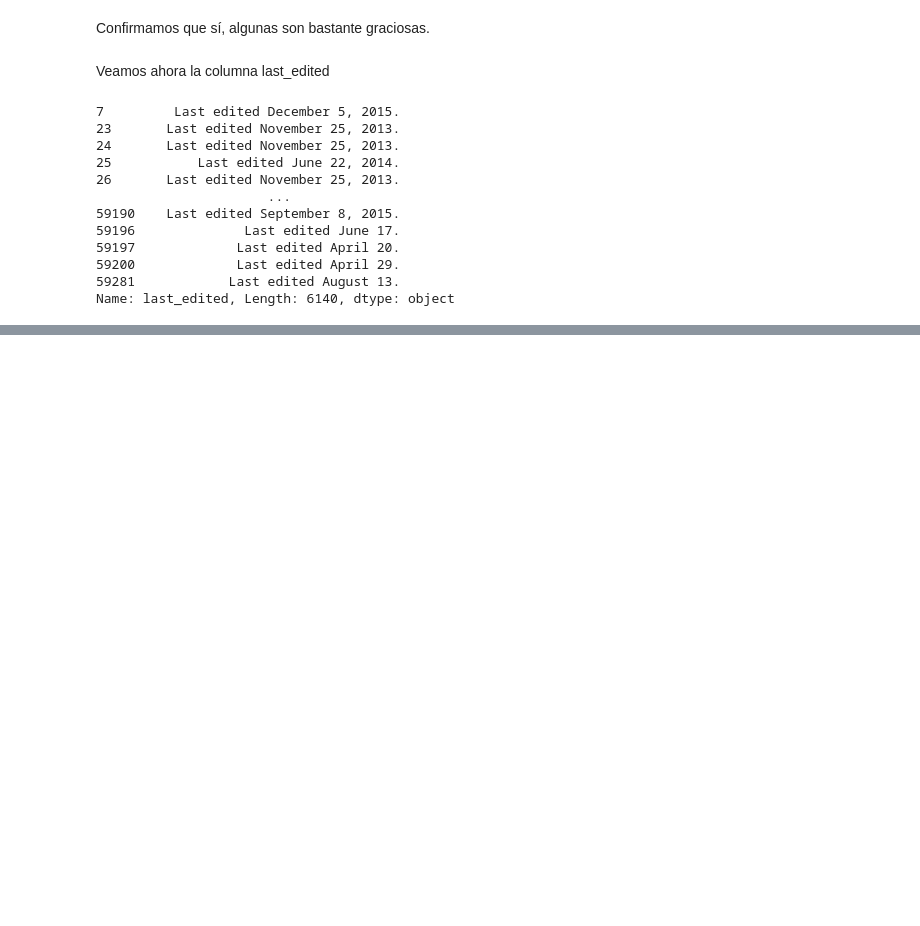
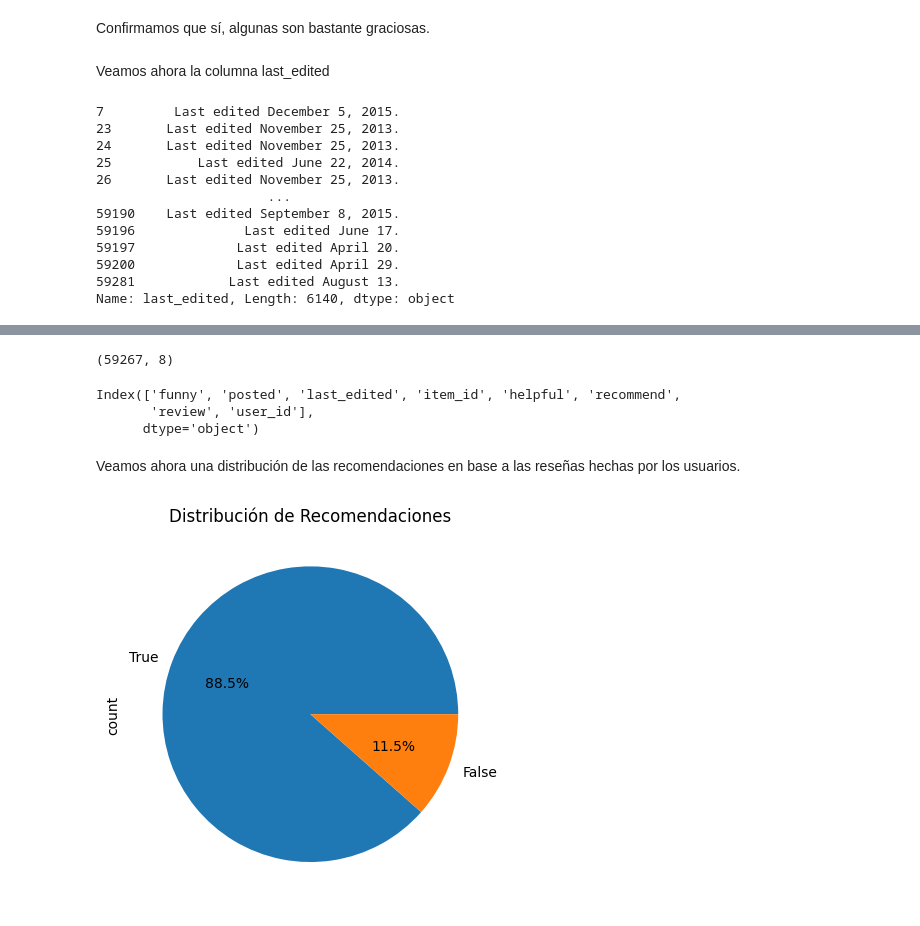
Before and after one commit to Tagliaferro22/steam-games, a Jupyter notebook: EDA/EDA_user_reviews.ipynb, the cells around one changed output, grey strips where cells are left out. Cells and saved outputs as stored; diff of their text form; code cells hidden in the pictures; blank space fills up the shorter version.

```diff
--- a/EDA/EDA_user_reviews.ipynb
+++ b/EDA/EDA_user_reviews.ipynb
@@ -267,0 +311,20 @@ Name: last_edited, Length: 6140, dtype: object
+# %%
+# Decido eliminarlas de la siguiente manera
+reseñas = reseñas[~reseñas["review"].isnull()]
+reseñas.shape # Se eliminaron las 38 filas que contenían celdas vacías en la columna "review"
+# %% [output]
+(59267, 8)
+# %%
+reseñas.columns
+# %% [output]
+Index(['funny', 'posted', 'last_edited', 'item_id', 'helpful', 'recommend',
+       'review', 'user_id'],
+      dtype='object')
+# %% [markdown]
+Veamos ahora una distribución de las recomendaciones en base a las reseñas hechas por los usuarios.
+# %%
+reseñas['recommend'].value_counts().plot(kind='pie', autopct='%1.1f%%')
+plt.title('Distribución de Recomendaciones')
+plt.show()
+# %% [output]
+[figure, added]
```
Also changed, not shown: parts of 29 cells of this notebook.
